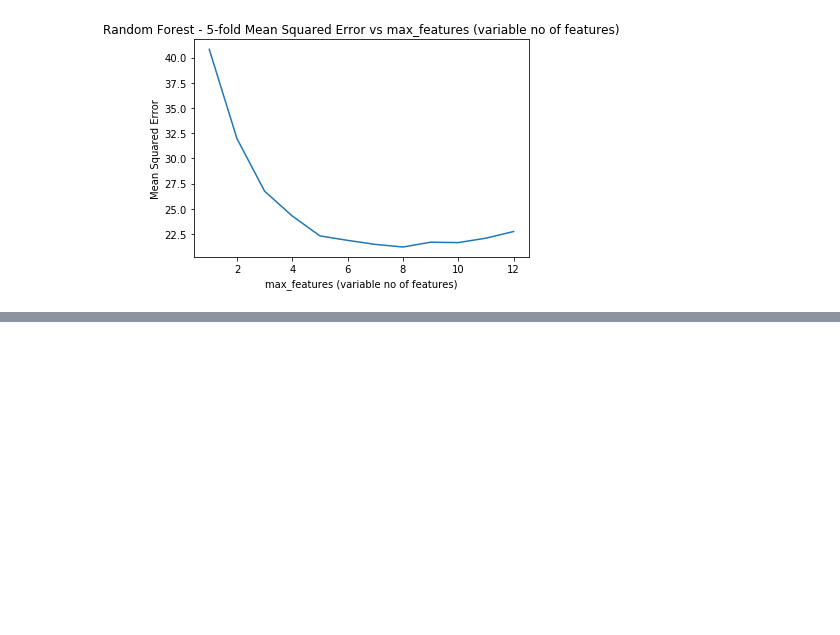
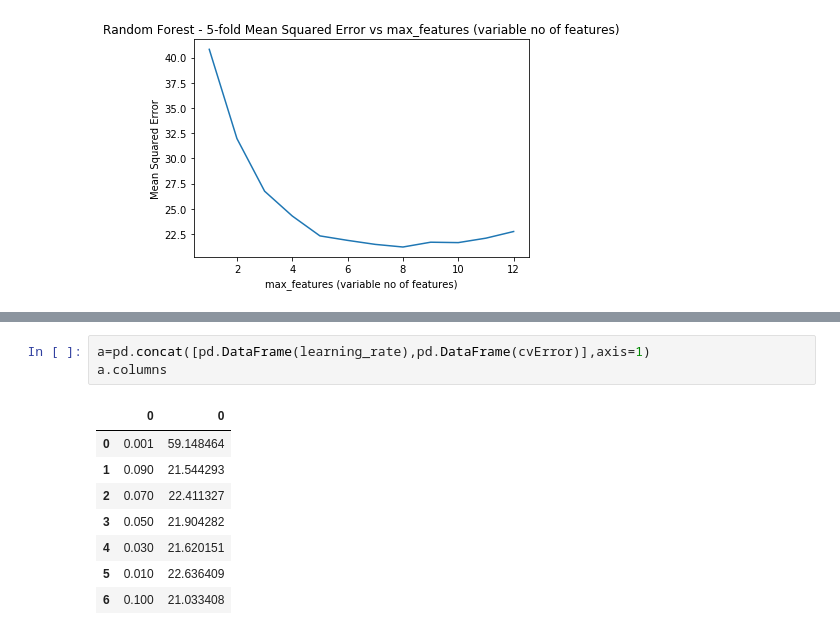
Before and after one commit to tvganesh/RPython-Part5, a Jupyter notebook: RandPython-Part5.ipynb, the cells around one changed output, grey strips where cells are left out. Saved outputs shown, nothing was run; the diff lists cells and outputs as text; blank space fills up the shorter version.

```diff
--- a/RandPython-Part5.ipynb
+++ b/RandPython-Part5.ipynb
@@ -239,0 +300,12 @@ plt.show()
+# %%
+a=pd.concat([pd.DataFrame(learning_rate),pd.DataFrame(cvError)],axis=1)
+a.columns
+# %% [output]
+|  | 0 | 0 |
+| 0 | 0.001 | 59.148464 |
+| 1 | 0.090 | 21.544293 |
+| 2 | 0.070 | 22.411327 |
+| 3 | 0.050 | 21.904282 |
+| 4 | 0.030 | 21.620151 |
+| 5 | 0.010 | 22.636409 |
+| 6 | 0.100 | 21.033408 |
```
Also changed, not shown: parts of 4 cells of this notebook, 2 other files.
